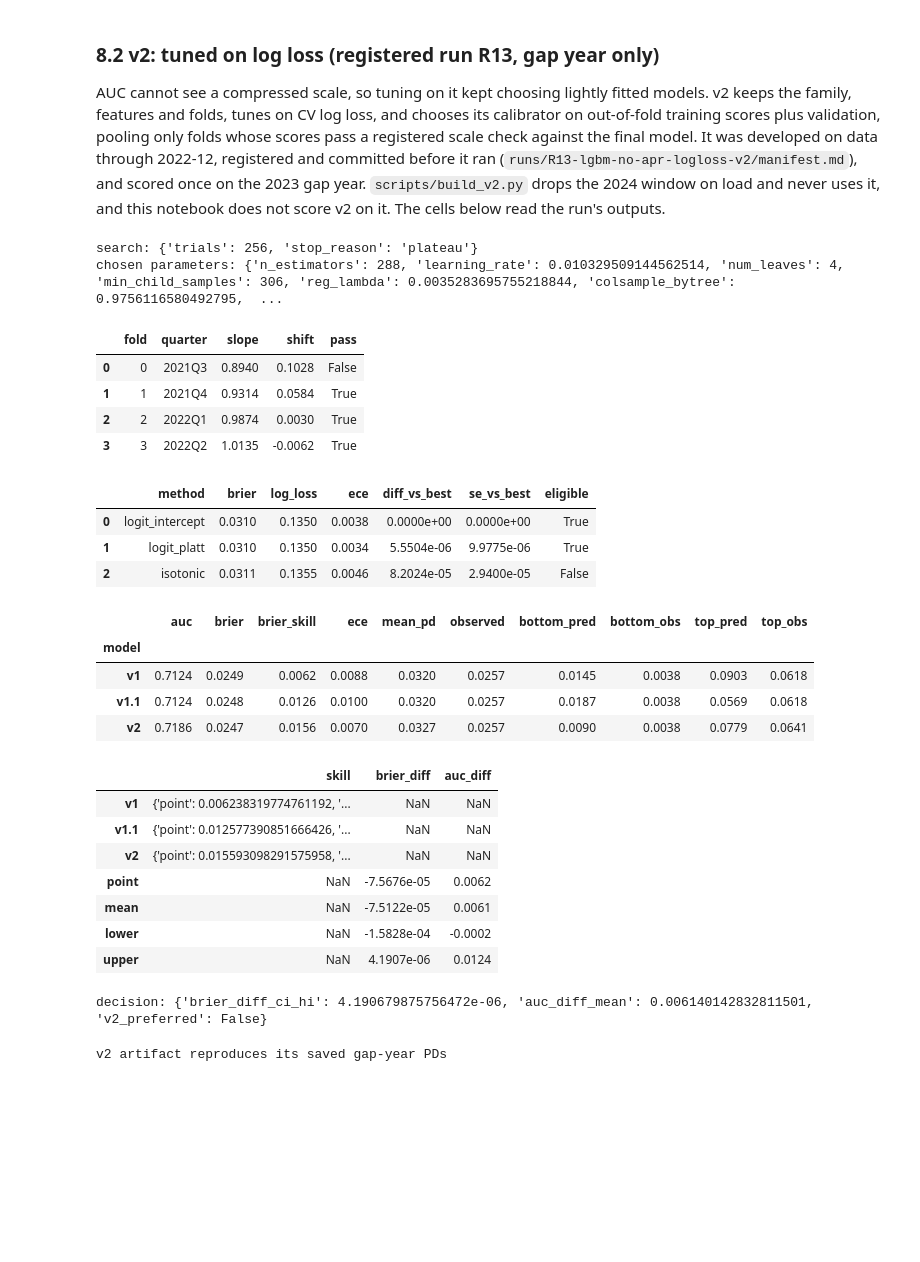
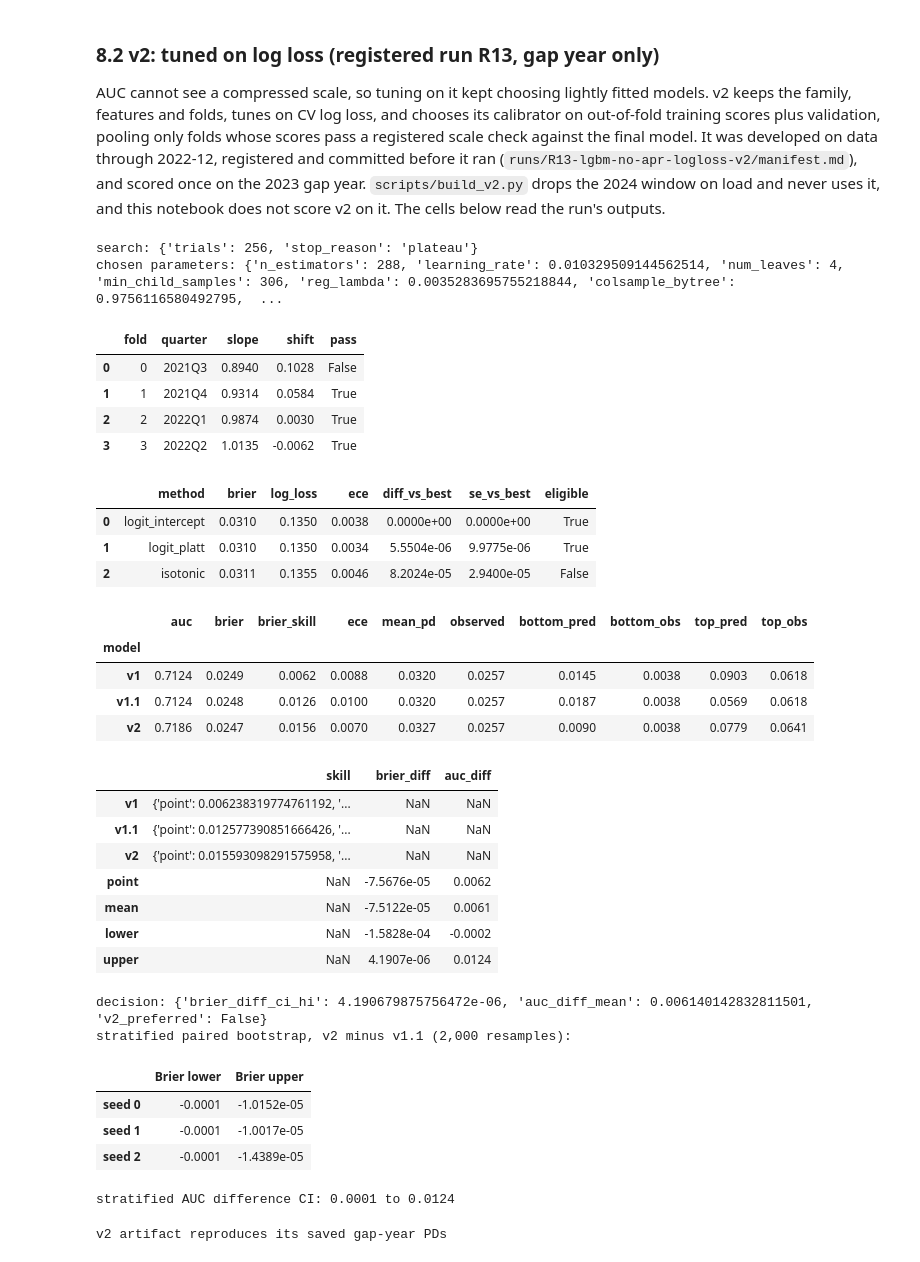
Before and after one commit to alessiot/credit-risk-modeling, a Jupyter notebook: notebooks/modeling.ipynb, the cells around one changed output. Drawn from its saved outputs; the diff is of its cells as text; code cells hidden in the pictures; blank space fills up the shorter version.

Commit message:
docs: disclose that the v2 verdict reverses under the stratified bootstrap, score with v1.1, move pipeline notes to docs/pipeline.md

```diff
--- a/notebooks/modeling.ipynb
+++ b/notebooks/modeling.ipynb
@@ -1461,33 +1462,63 @@ display(
     ]
 )
 display(pd.DataFrame(r13["paired"]))
 print("decision:", r13["decision"])
+
+# Sensitivity of the registered decision to the bootstrap scheme: the registered script
+# resampled rows; every other comparison here stratifies by outcome (paired_bootstrap_diff).
+gp = pd.read_csv(REPORTS / "gap_predictions_v2.csv")
+
+
+def brier_metric(y: object, p: object) -> float:
+    """Brier score."""
+    return float(np.mean((np.asarray(y) - np.asarray(p)) ** 2))
+
+
+strat_rows = {}
+for sd in (0, 1, 2):
+    res = paired_bootstrap_diff(
+        gp[TARGET], gp["pd_v2"], gp["pd_v1_1"], brier_metric, n_boot=2000, seed=sd
+    )
+    strat_rows[f"seed {sd}"] = {"Brier lower": res["lower"], "Brier upper": res["upper"]}
+strat = pd.DataFrame(strat_rows).T
+strat_auc = paired_bootstrap_diff(
+    gp[TARGET], gp["pd_v2"], gp["pd_v1_1"], roc_auc_score, n_boot=2000, seed=SEED
+)
+print("stratified paired bootstrap, v2 minus v1.1 (2,000 resamples):")
+display(strat)
+print(f"stratified AUC difference CI: {strat_auc['lower']:.4f} to {strat_auc['upper']:.4f}")
 # %% [output]
 search: {'trials': 256, 'stop_reason': 'plateau'}
 chosen parameters: {'n_estimators': 288, 'learning_rate': 0.010329509144562514, 'num_leaves': 4, 'min_child_samples': 306, 'reg_lambda': 0.0035283695755218844, 'colsample_bytree': 0.9756116580492795,  ...
 |  | fold | quarter | slope | shift | pass |
 | 0 | 0 | 2021Q3 | 0.8940 | 0.1028 | False |
 | 1 | 1 | 2021Q4 | 0.9314 | 0.0584 | True |
 | 2 | 2 | 2022Q1 | 0.9874 | 0.0030 | True |
 | 3 | 3 | 2022Q2 | 1.0135 | -0.0062 | True |
 |  | method | brier | log_loss | ece | diff_vs_best | se_vs_best | eligible |
 | 0 | logit_intercept | 0.0310 | 0.1350 | 0.0038 | 0.0000e+00 | 0.0000e+00 | True |
 | 1 | logit_platt | 0.0310 | 0.1350 | 0.0034 | 5.5504e-06 | 9.9775e-06 | True |
 | 2 | isotonic | 0.0311 | 0.1355 | 0.0046 | 8.2024e-05 | 2.9400e-05 | False |
 |  | auc | brier | brier_skill | ece | mean_pd | observed | bottom_pred | bottom_obs | top_pred | top_obs |
 | model |  |  |  |  |  |  |  |  |  |  |
 | v1 | 0.7124 | 0.0249 | 0.0062 | 0.0088 | 0.0320 | 0.0257 | 0.0145 | 0.0038 | 0.0903 | 0.0618 |
 | v1.1 | 0.7124 | 0.0248 | 0.0126 | 0.0100 | 0.0320 | 0.0257 | 0.0187 | 0.0038 | 0.0569 | 0.0618 |
 | v2 | 0.7186 | 0.0247 | 0.0156 | 0.0070 | 0.0327 | 0.0257 | 0.0090 | 0.0038 | 0.0779 | 0.0641 |
 |  | skill | brier_diff | auc_diff |
 | v1 | {'point': 0.006238319774761192, '... | NaN | NaN |
 | v1.1 | {'point': 0.012577390851666426, '... | NaN | NaN |
 | v2 | {'point': 0.015593098291575958, '... | NaN | NaN |
 | point | NaN | -7.5676e-05 | 0.0062 |
 | mean | NaN | -7.5122e-05 | 0.0061 |
 | lower | NaN | -1.5828e-04 | -0.0002 |
 | upper | NaN | 4.1907e-06 | 0.0124 |
 decision: {'brier_diff_ci_hi': 4.190679875756472e-06, 'auc_diff_mean': 0.006140142832811501, 'v2_preferred': False}
+stratified paired bootstrap, v2 minus v1.1 (2,000 resamples):
+|  | Brier lower | Brier upper |
+| seed 0 | -0.0001 | -1.0152e-05 |
+| seed 1 | -0.0001 | -1.0017e-05 |
+| seed 2 | -0.0001 | -1.4389e-05 |
+stratified AUC difference CI: 0.0001 to 0.0124
 # %%
 gap_pred = pd.read_csv(REPORTS / "gap_predictions_v2.csv")
 v2_dir = ROOT / "models" / "pd-lgbm-no-apr-v2"
```
Also changed, not shown: parts of 4 cells of this notebook, 3 other files.
